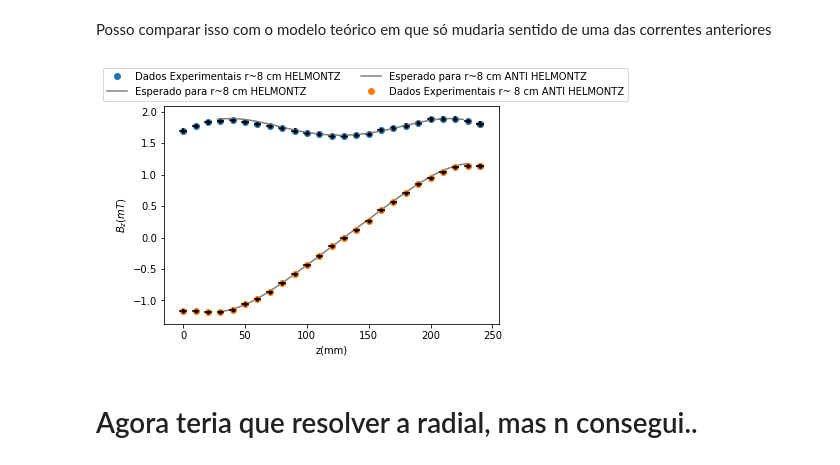
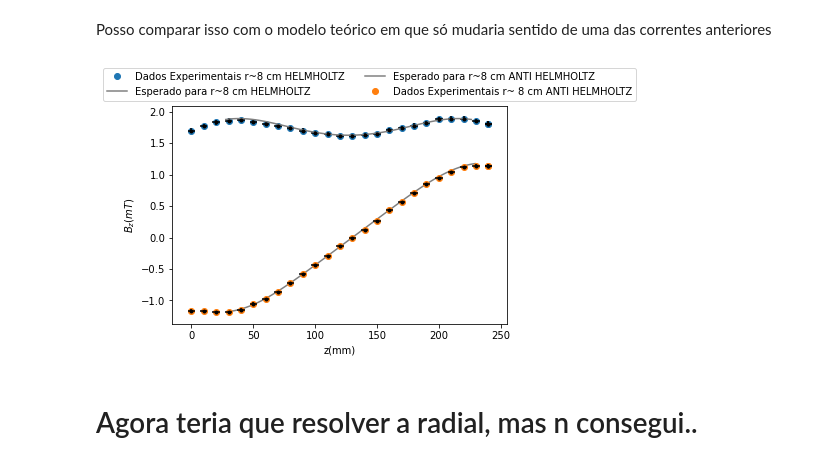
Before and after one commit to PassosSouza/LabII-Helmontz, a Jupyter notebook: Analise.ipynb, the cells around one changed output. Cells and saved outputs as stored; diff of their text form; code cells hidden in the pictures.

```diff
--- a/Analise.ipynb
+++ b/Analise.ipynb
@@ -430,7 +426,7 @@ plt.savefig('graphBzXz.png')
 # %% [markdown]
 Posso comparar isso com o modelo teórico em que só mudaria sentido de uma das correntes anteriores
 # %%
-plt.plot(z12*10,B12,'o',label='Dados Experimentais r~8 cm HELMONTZ')
+plt.plot(z12*10,B12,'o',label='Dados Experimentais r~8 cm HELMHOLTZ')
 plt.errorbar(z12*10,B12,yerr=eB12,xerr=ez12*10,fmt='.k')
 #expected
 theta = np.pi/2
@@ -443,37 +439,37 @@ u = 0
 for z in x0:
     def Bz(phi):
         return N*u0*I*R*(-r*np.cos(theta-phi)+R)*(1/(4*np.pi*(r**2+R**2-2*r*R*np.cos(theta-phi)+(R/2+z)**2)**(3/2))+1/(4*np.pi*(r**2+R**2-2*r*R*np.cos(theta-phi)+(R/2-z)**2)**(3/2)))
     res, err = quad(Bz,2*np.pi,0)
     x[u]= res
     u+=1
 
-plt.plot(x0*1000+127,abs(x)*1000,'-',color = 'gray',label='Esperado para r~8 cm HELMONTZ')
+plt.plot(x0*1000+127,abs(x)*1000,'-',color = 'gray',label='Esperado para r~8 cm HELMHOLTZ')
 
 #expected
 theta = np.pi/2
 x=np.ones(100)
 x0 = np.linspace(-R/2,R/2,100)
 #caso que r = 8 cm
 r = 0.105
 u = 0
 #l_1+l_2=a=R=>l_2=R-l_1 e l_1-z = R/2 = > l_1=R/2 + z e l_2 = R/2-z
 for z in x0:
     def Bz(phi):
         return N*u0*I*R*(-r*np.cos(theta-phi)+R)*(1/(4*np.pi*(r**2+R**2-2*r*R*np.cos(theta-phi)+(R/2+z)**2)**(3/2))-1/(4*np.pi*(r**2+R**2-2*r*R*np.cos(theta-phi)+(R/2-z)**2)**(3/2)))
     res, err = quad(Bz,2*np.pi,0)
     x[u]= res
     u+=1
 
-plt.plot(x0*1000+130,x*1000,'-',color = 'gray',label='Esperado para r~8 cm ANTI HELMONTZ')
-plt.plot(z13*10,B13,'o',label='Dados Experimentais r~ 8 cm ANTI HELMONTZ')
+plt.plot(x0*1000+130,x*1000,'-',color = 'gray',label='Esperado para r~8 cm ANTI HELMHOLTZ')
+plt.plot(z13*10,B13,'o',label='Dados Experimentais r~ 8 cm ANTI HELMHOLTZ')
 plt.errorbar(z13*10,B13,yerr=eB13,xerr=ez13*10,fmt='.k')
 
 plt.legend(bbox_to_anchor =(1.4, 1.20), ncol = 2)
 plt.xlabel('z(mm)')
 plt.ylabel('$B_z(mT)$')
 plt.savefig('graphBzXz.png')
 # %% [output]
-[figure, old version]
+[figure, new version]
 # %% [markdown]
 # Agora teria que resolver a radial, mas n consegui..
 # %% [markdown]
```
Also changed, not shown: parts of 12 cells of this notebook.
